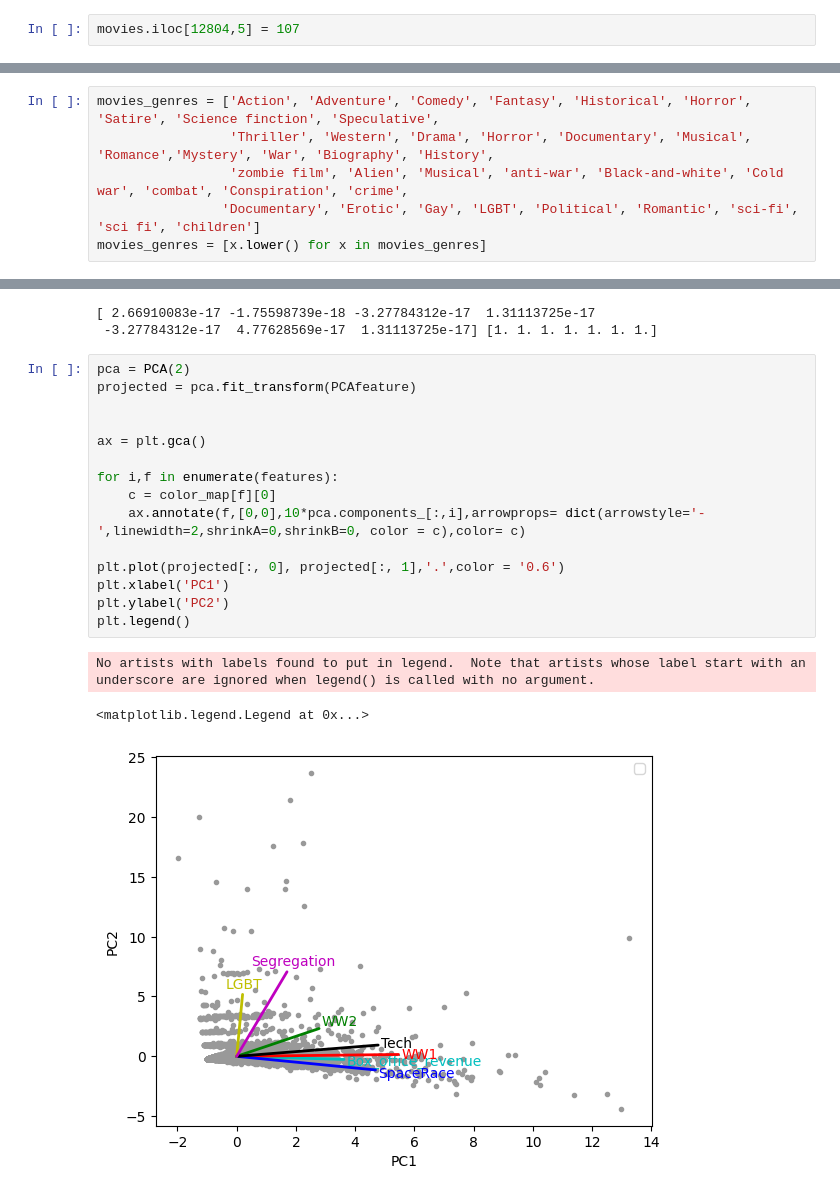
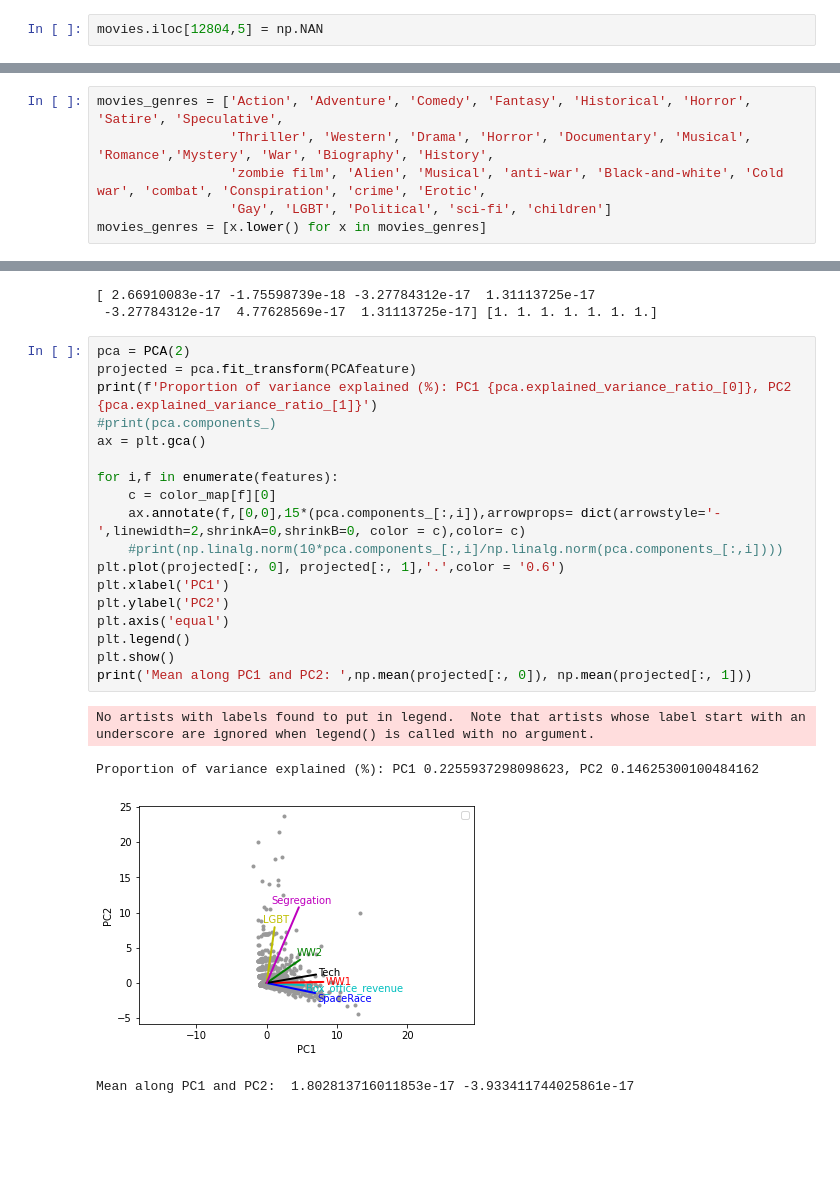
Before and after one commit to epfl-ada/ada-2022-project-thegonios, a Jupyter notebook: Data_processing.ipynb, the cells around one changed output, grey strips where cells are left out. Drawn from its saved outputs; the diff is of its cells as text; blank space fills up the shorter version.

```diff
--- a/Data_processing.ipynb
+++ b/Data_processing.ipynb
@@ -351,5 +351,5 @@ We found a runtime value that was exceedingly higher than the others and therefo
 # %%
-movies.iloc[12804,5] = 107
+movies.iloc[12804,5] = np.NAN
 # %% [markdown]
 Columns `Languages`, `Countries` and `Genres` have a special format. Even if they are stored as string, we can recognize dictionnaries. The keys correspond to the freebase ID of the wikidata item contained in the corresponding dictionnaries' values. We are not interested in keeping the freebase id in the scope of this project, we will therefore only retrieve the values as a unique string using the regex `re` library.
 # %%
@@ -1027,8 +1042,8 @@ We can now analyze genre appearance for our historical periods and the evolution
 # %%
-movies_genres = ['Action', 'Adventure', 'Comedy', 'Fantasy', 'Historical', 'Horror', 'Satire', 'Science finction', 'Speculative',
+movies_genres = ['Action', 'Adventure', 'Comedy', 'Fantasy', 'Historical', 'Horror', 'Satire', 'Speculative',
                  'Thriller', 'Western', 'Drama', 'Horror', 'Documentary', 'Musical', 'Romance','Mystery', 'War', 'Biography', 'History',
-                 'zombie film', 'Alien', 'Musical', 'anti-war', 'Black-and-white', 'Cold war', 'combat', 'Conspiration', 'crime',
-                'Documentary', 'Erotic', 'Gay', 'LGBT', 'Political', 'Romantic', 'sci-fi', 'sci fi', 'children']
+                 'zombie film', 'Alien', 'Musical', 'anti-war', 'Black-and-white', 'Cold war', 'combat', 'Conspiration', 'crime', 'Erotic',
+                 'Gay', 'LGBT', 'Political', 'sci-fi', 'children']
 movies_genres = [x.lower() for x in movies_genres]
 # %%
 for genre in movies_genres:
@@ -1214,19 +1232,23 @@ color_map = dict([
 # %%
 pca = PCA(2)
 projected = pca.fit_transform(PCAfeature)
-
-
+print(f'Proportion of variance explained (%): PC1 {pca.explained_variance_ratio_[0]}, PC2 {pca.explained_variance_ratio_[1]}')
+#print(pca.components_)
 ax = plt.gca()
 
 for i,f in enumerate(features):
     c = color_map[f][0]
-    ax.annotate(f,[0,0],10*pca.components_[:,i],arrowprops= dict(arrowstyle='-',linewidth=2,shrinkA=0,shrinkB=0, color = c),color= c)
-
+    ax.annotate(f,[0,0],15*(pca.components_[:,i]),arrowprops= dict(arrowstyle='-',linewidth=2,shrinkA=0,shrinkB=0, color = c),color= c)
+    #print(np.linalg.norm(10*pca.components_[:,i]/np.linalg.norm(pca.components_[:,i])))
 plt.plot(projected[:, 0], projected[:, 1],'.',color = '0.6')
 plt.xlabel('PC1')
 plt.ylabel('PC2')
+plt.axis('equal')
 plt.legend()
+plt.show()
+print('Mean along PC1 and PC2: ',np.mean(projected[:, 0]), np.mean(projected[:, 1]))
 # %% [output]
 No artists with labels found to put in legend.  Note that artists whose label start with an underscore are ignored when legend() is called with no argument.
-<matplotlib.legend.Legend at 0x...>
+Proportion of variance explained (%): PC1 0.2255937298098623, PC2 0.14625300100484162
-[figure, old version]
+[figure, new version]
+Mean along PC1 and PC2:  1.802813716011853e-17 -3.933411744025861e-17
```
Also changed, not shown: parts of 64 cells of this notebook.
